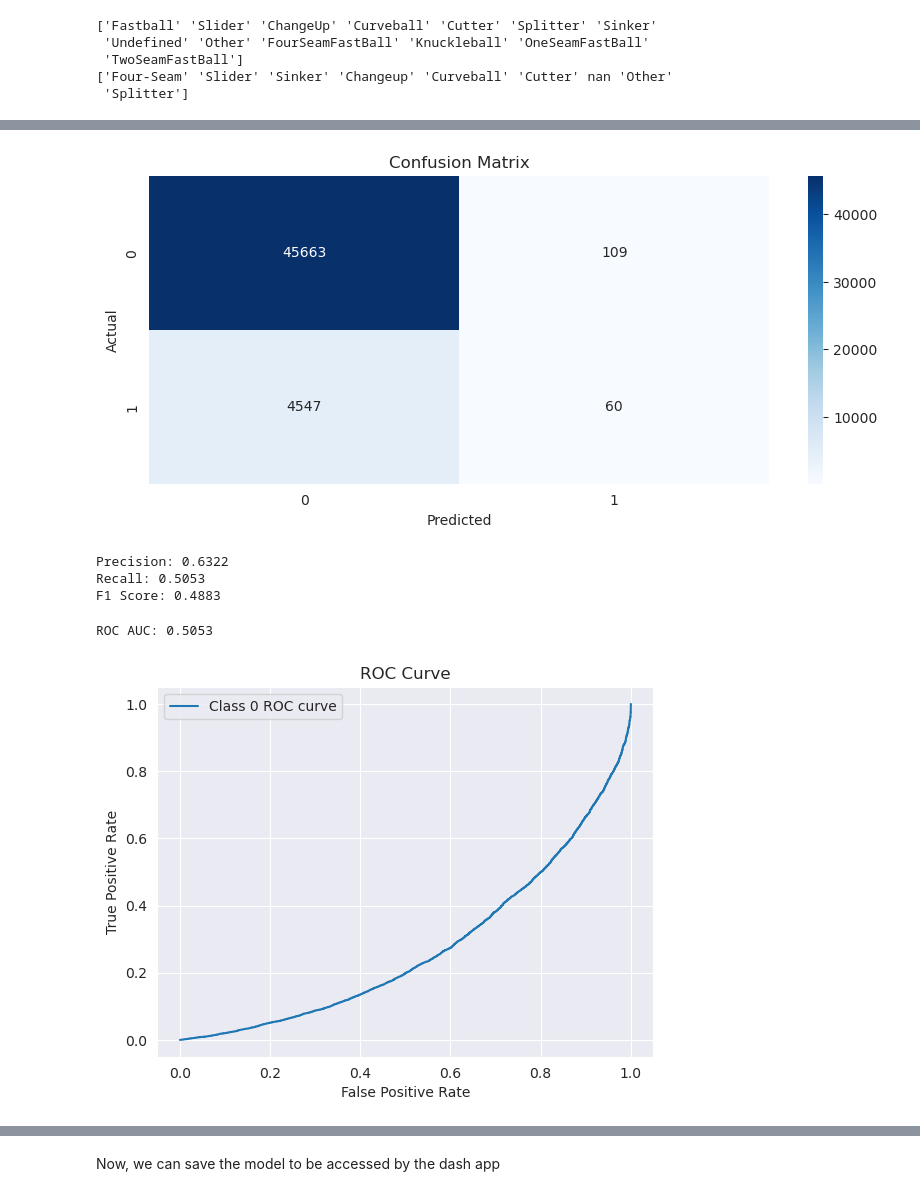
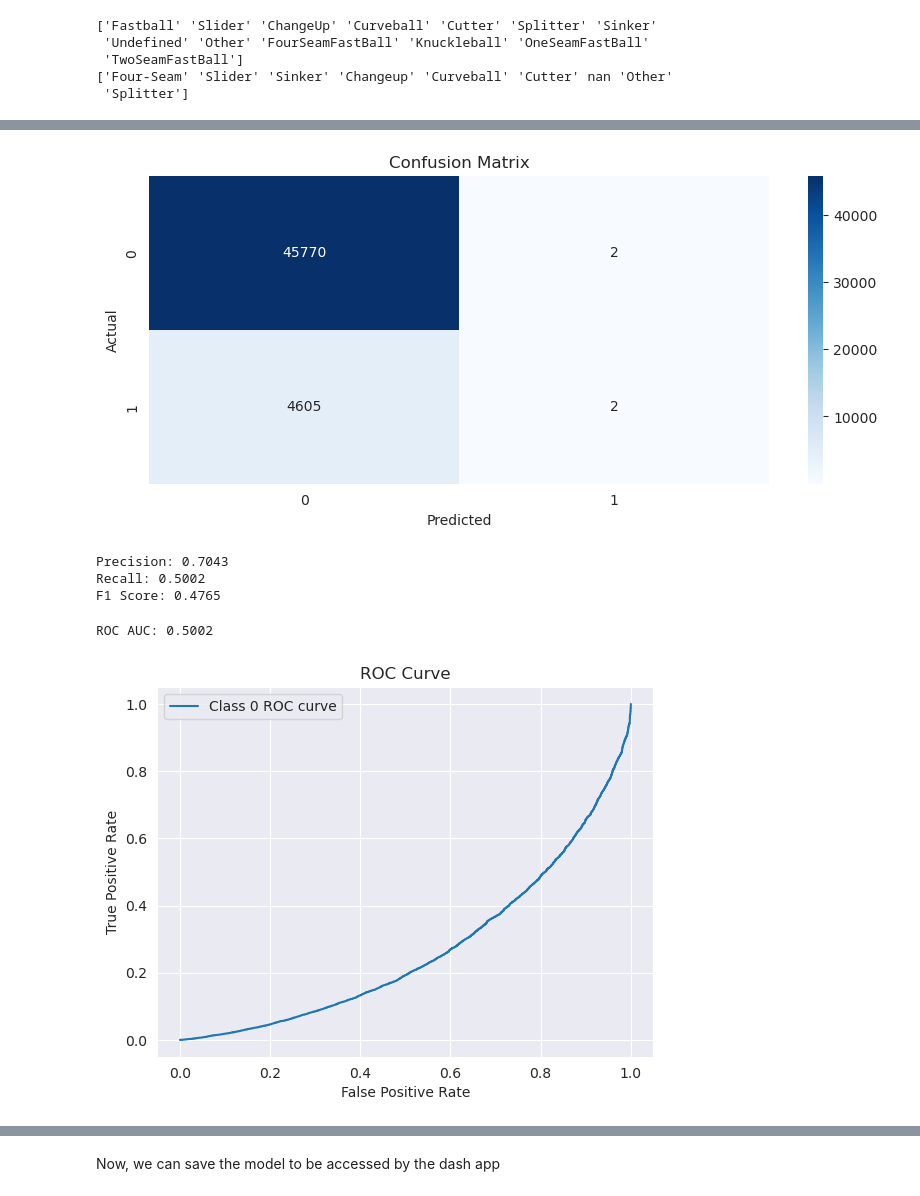
Before and after one commit to charlesbenfer/stuff_plus, a Jupyter notebook: data_analysis/fastball_models/fastball_xgboost.ipynb, the cells around one changed output, grey strips where cells are left out. Drawn from its saved outputs; the diff is of its cells as text; code cells hidden in the pictures.

```diff
--- a/data_analysis/fastball_models/fastball_xgboost.ipynb
+++ b/data_analysis/fastball_models/fastball_xgboost.ipynb
@@ -111,28 +128,28 @@ Accuracy: 90.76%
 # %%
-cm = confusion_matrix(y_test, predictions)
+cm = confusion_matrix(y_test, y_test_pred)
 plt.figure(figsize=(10, 4))
 sns.heatmap(cm, annot=True, fmt='d', cmap='Blues')
 plt.xlabel('Predicted')
 plt.ylabel('Actual')
 plt.title('Confusion Matrix')
 plt.show()
 # %% [output]
-[figure, old version]
+[figure, new version]
 # %%
-precision = precision_score(y_test, predictions, average='macro')
-recall = recall_score(y_test, predictions, average='macro')
-f1 = f1_score(y_test, predictions, average='macro')
+precision = precision_score(y_test, y_test_pred, average='macro')
+recall = recall_score(y_test, y_test_pred, average='macro')
+f1 = f1_score(y_test, y_test_pred, average='macro')
 
 print(f'Precision: {precision:.4f}')
 print(f'Recall: {recall:.4f}')
 print(f'F1 Score: {f1:.4f}')
 # %% [output]
-Precision: 0.6322
-Recall: 0.5053
-F1 Score: 0.4883
+Precision: 0.7043
+Recall: 0.5002
+F1 Score: 0.4765
 # %%
-y_pred_prob = model.predict_proba(X_test)[:,1]
-roc_auc = roc_auc_score(y_test, predictions, multi_class='ovr')
+y_pred_prob = best_model.predict_proba(X_test)[:,1]
+roc_auc = roc_auc_score(y_test, y_test_pred, multi_class='ovr')
 
 print(f'ROC AUC: {roc_auc:.4f}')
 
@@ -145,6 +162,6 @@ plt.title('ROC Curve')
 plt.legend(loc='best')
 plt.show()
 # %% [output]
-ROC AUC: 0.5053
+ROC AUC: 0.5002
-[figure, old version]
+[figure, new version]
 # %%
```
Also changed, not shown: parts of 15 cells of this notebook, 10 other files.
